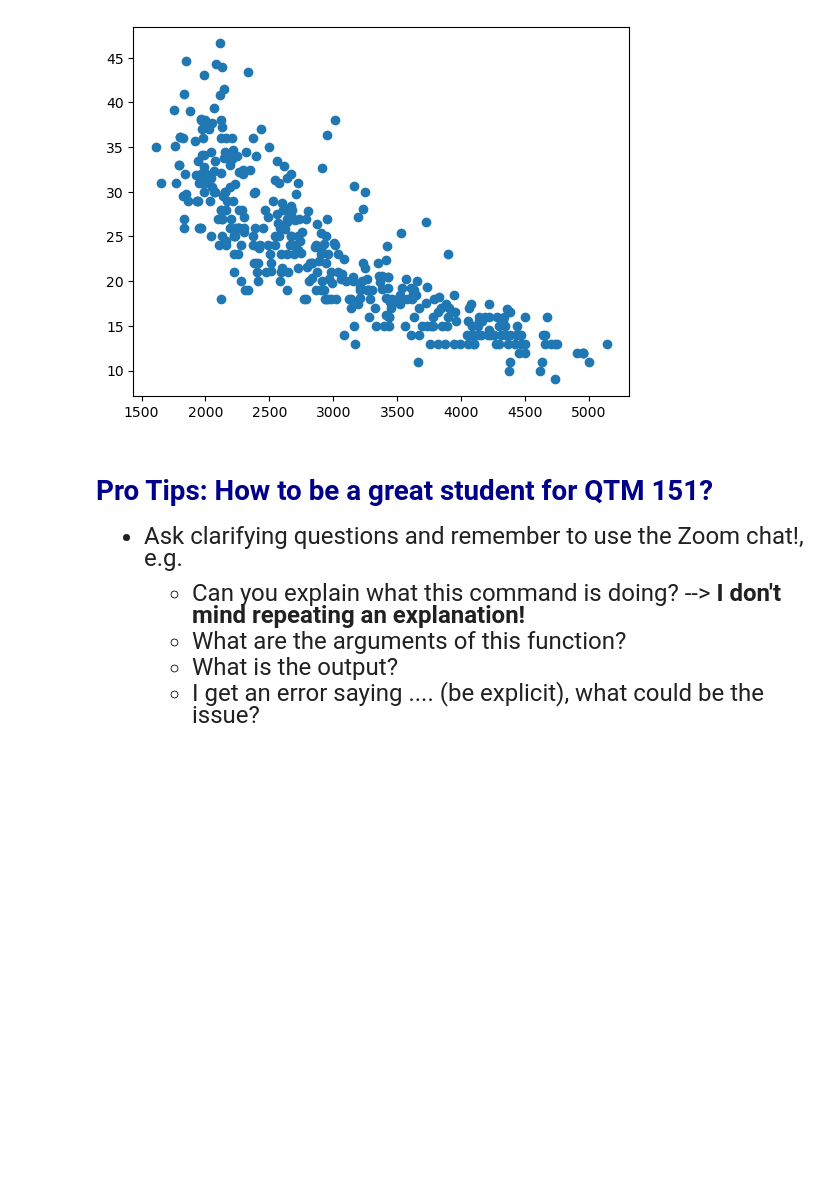
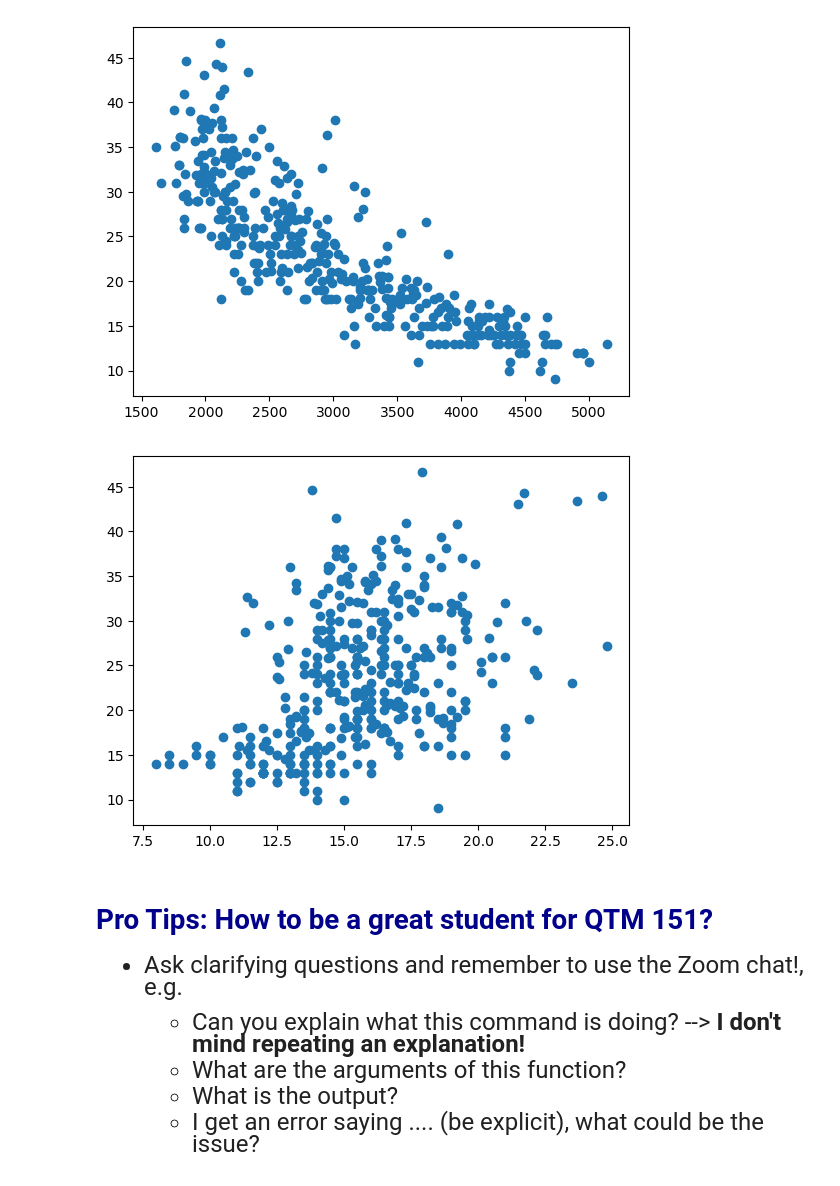
Before and after one commit to ShuaiChenglai/qtm151spring2024, a Jupyter notebook: Lecture 01/Lecture1.ipynb, the cells around one changed output. Drawn from its saved outputs; the diff is of its cells as text; code cells hidden in the pictures; blank space fills up the shorter version.

```diff
--- a/Lecture 01/Lecture1.ipynb
+++ b/Lecture 01/Lecture1.ipynb
@@ -218,6 +218,10 @@ plt.show()
 [figure]
 # %%
 # Try another scatter plot with x = "acceleration"
+plt.scatter(x = carfeatures['acceleration'], y = carfeatures['mpg'])
+plt.show()
+# %% [output]
+[figure, added]
 # %% [markdown]
 
 
```
Also changed, not shown: 16 other files.
